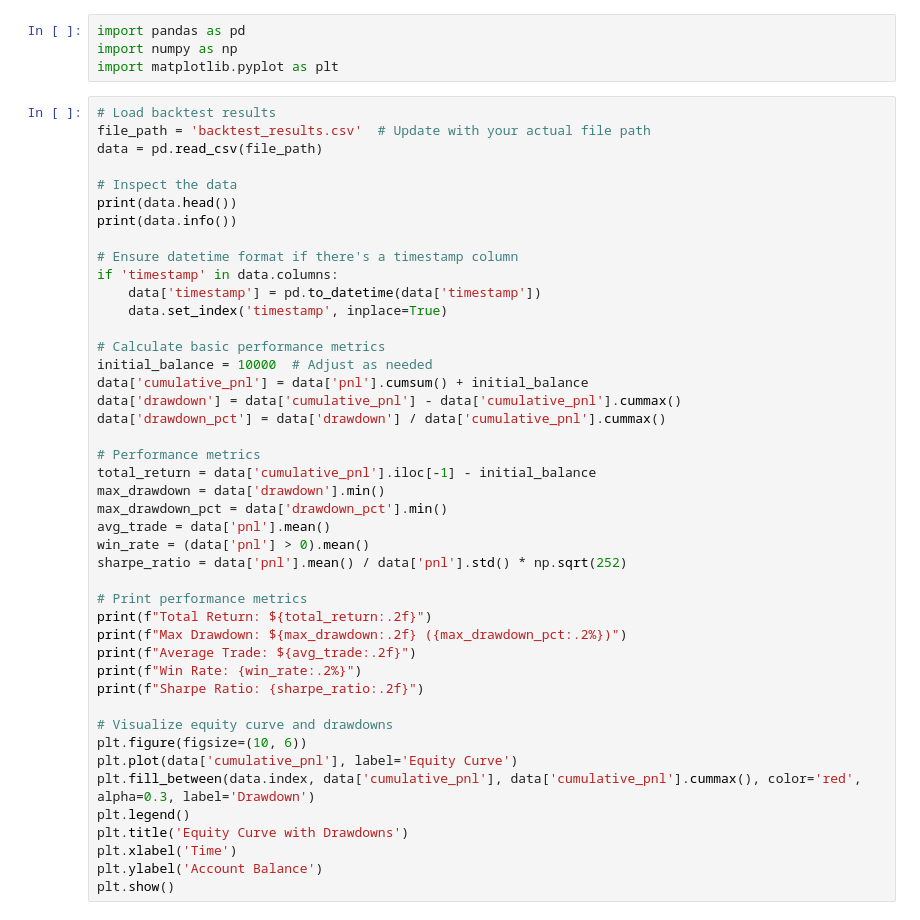
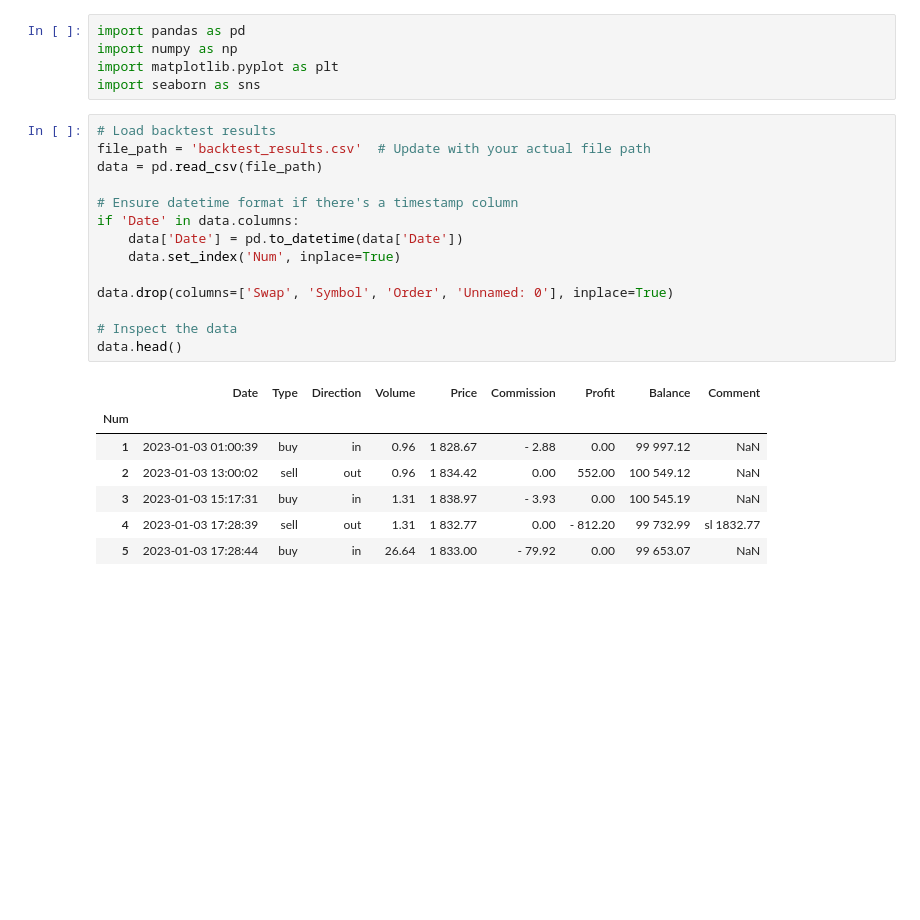
Before and after one commit to najdshad/gold, a Jupyter notebook: backtest_optimization/ema_atr.ipynb, the cells around one changed output. Drawn from its saved outputs; the diff is of its cells as text; blank space fills up the shorter version.

Commit message:
data visualization

```diff
--- a/backtest_optimization/ema_atr.ipynb
+++ b/backtest_optimization/ema_atr.ipynb
@@ -2,47 +2,26 @@
 import pandas as pd
 import numpy as np
 import matplotlib.pyplot as plt
+import seaborn as sns
-# %%
-# Load backtest results
-file_path = 'backtest_results.csv'  # Update with your actual file path
-data = pd.read_csv(file_path)
-
-# Inspect the data
-print(data.head())
-print(data.info())
-
-# Ensure datetime format if there's a timestamp column
-if 'timestamp' in data.columns:
-    data['timestamp'] = pd.to_datetime(data['timestamp'])
-    data.set_index('timestamp', inplace=True)
-
-# Calculate basic performance metrics
-initial_balance = 10000  # Adjust as needed
-data['cumulative_pnl'] = data['pnl'].cumsum() + initial_balance
-data['drawdown'] = data['cumulative_pnl'] - data['cumulative_pnl'].cummax()
-data['drawdown_pct'] = data['drawdown'] / data['cumulative_pnl'].cummax()
-
-# Performance metrics
-total_return = data['cumulative_pnl'].iloc[-1] - initial_balance
-max_drawdown = data['drawdown'].min()
-max_drawdown_pct = data['drawdown_pct'].min()
-avg_trade = data['pnl'].mean()
-win_rate = (data['pnl'] > 0).mean()
-sharpe_ratio = data['pnl'].mean() / data['pnl'].std() * np.sqrt(252)
-
-# Print performance metrics
-print(f"Total Return: ${total_return:.2f}")
-print(f"Max Drawdown: ${max_drawdown:.2f} ({max_drawdown_pct:.2%})")
-print(f"Average Trade: ${avg_trade:.2f}")
-print(f"Win Rate: {win_rate:.2%}")
-print(f"Sharpe Ratio: {sharpe_ratio:.2f}")
-
-# Visualize equity curve and drawdowns
-plt.figure(figsize=(10, 6))
-plt.plot(data['cumulative_pnl'], label='Equity Curve')
-plt.fill_between(data.index, data['cumulative_pnl'], data['cumulative_pnl'].cummax(), color='red', alpha=0.3, label='Drawdown')
-plt.legend()
-plt.title('Equity Curve with Drawdowns')
-plt.xlabel('Time')
-plt.ylabel('Account Balance')
-plt.show()
+# %%
+# Load backtest results
+file_path = 'backtest_results.csv'  # Update with your actual file path
+data = pd.read_csv(file_path)
+
+# Ensure datetime format if there's a timestamp column
+if 'Date' in data.columns:
+    data['Date'] = pd.to_datetime(data['Date'])
+    data.set_index('Num', inplace=True)
+
+data.drop(columns=['Swap', 'Symbol', 'Order', 'Unnamed: 0'], inplace=True)
+
+# Inspect the data
+data.head()
+# %% [output]
+|  | Date | Type | Direction | Volume | Price | Commission | Profit | Balance | Comment |
+| Num |  |  |  |  |  |  |  |  |  |
+| 1 | 2023-01-03 01:00:39 | buy | in | 0.96 | 1 828.67 | - 2.88 | 0.00 | 99 997.12 | NaN |
+| 2 | 2023-01-03 13:00:02 | sell | out | 0.96 | 1 834.42 | 0.00 | 552.00 | 100 549.12 | NaN |
+| 3 | 2023-01-03 15:17:31 | buy | in | 1.31 | 1 838.97 | - 3.93 | 0.00 | 100 545.19 | NaN |
+| 4 | 2023-01-03 17:28:39 | sell | out | 1.31 | 1 832.77 | 0.00 | - 812.20 | 99 732.99 | sl 1832.77 |
+| 5 | 2023-01-03 17:28:44 | buy | in | 26.64 | 1 833.00 | - 79.92 | 0.00 | 99 653.07 | NaN |
```
Also changed, not shown: parts of 9 cells of this notebook, 1 other file.
